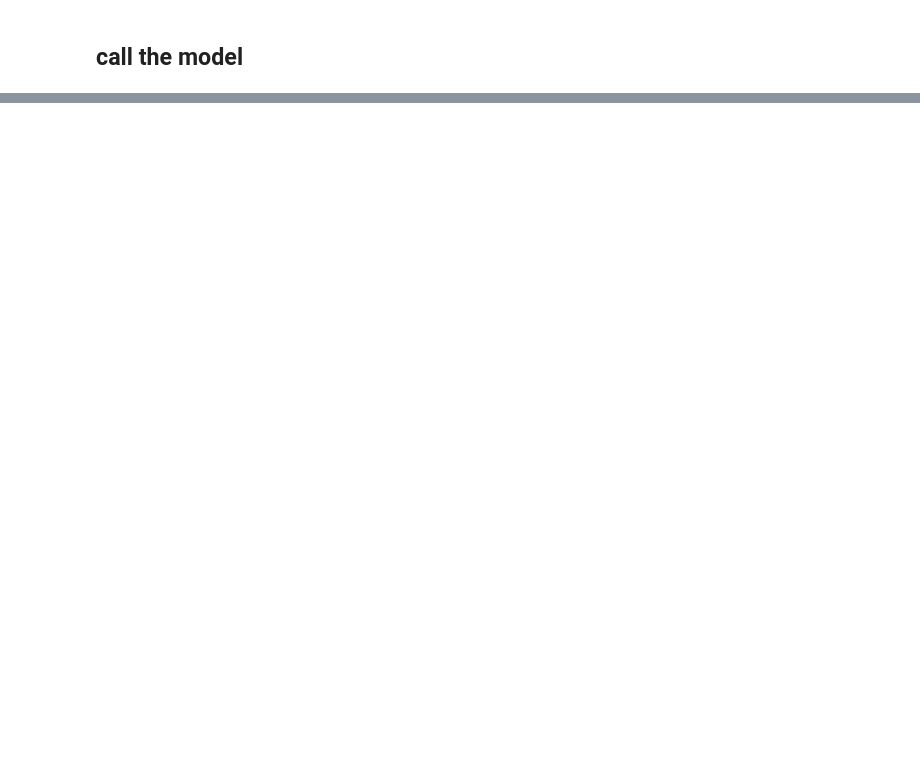
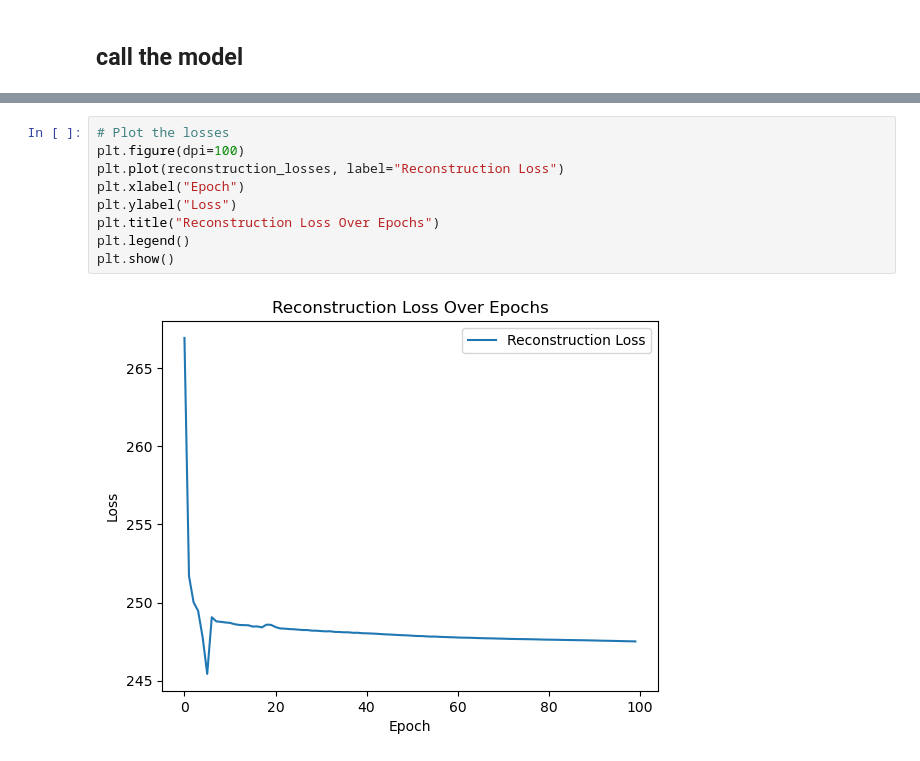
Before and after one commit to ZhishunYang/CS273E_final_proj_Z, a Jupyter notebook: LSTM_VAE.ipynb, the cells around one changed output, grey strips where cells are left out. Saved outputs shown, nothing was run; the diff lists cells and outputs as text; blank space fills up the shorter version.

```diff
--- a/LSTM_VAE.ipynb
+++ b/LSTM_VAE.ipynb
@@ -272,0 +362,11 @@ plt.show()
+# %%
+# Plot the losses
+plt.figure(dpi=100)
+plt.plot(reconstruction_losses, label="Reconstruction Loss")
+plt.xlabel("Epoch")
+plt.ylabel("Loss")
+plt.title("Reconstruction Loss Over Epochs")
+plt.legend()
+plt.show()
+# %% [output]
+[figure, added]
```
Also changed, not shown: parts of 15 cells of this notebook.
